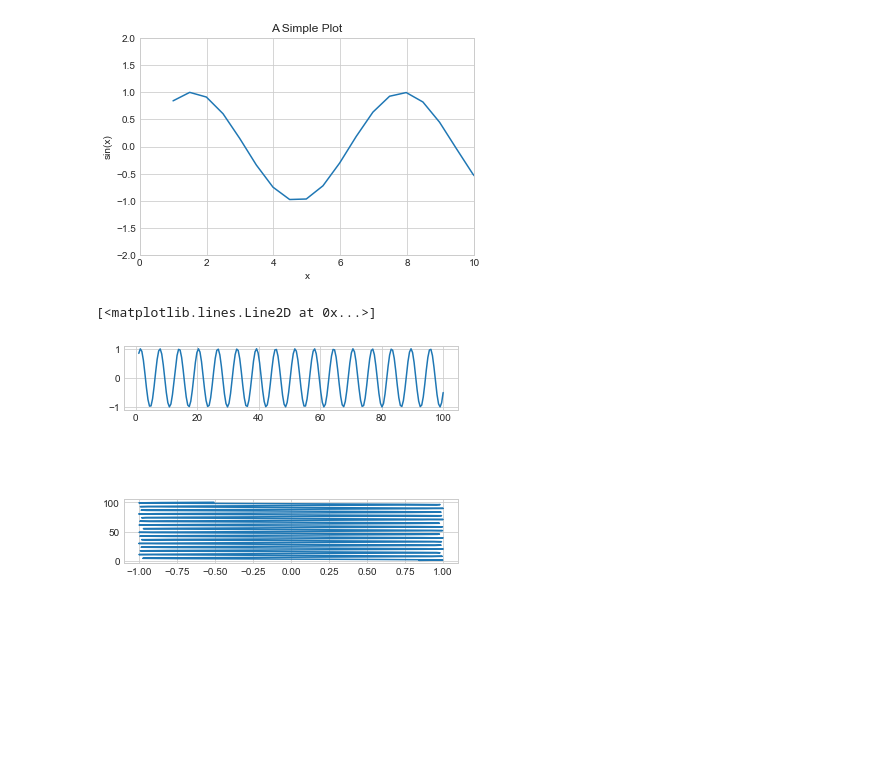
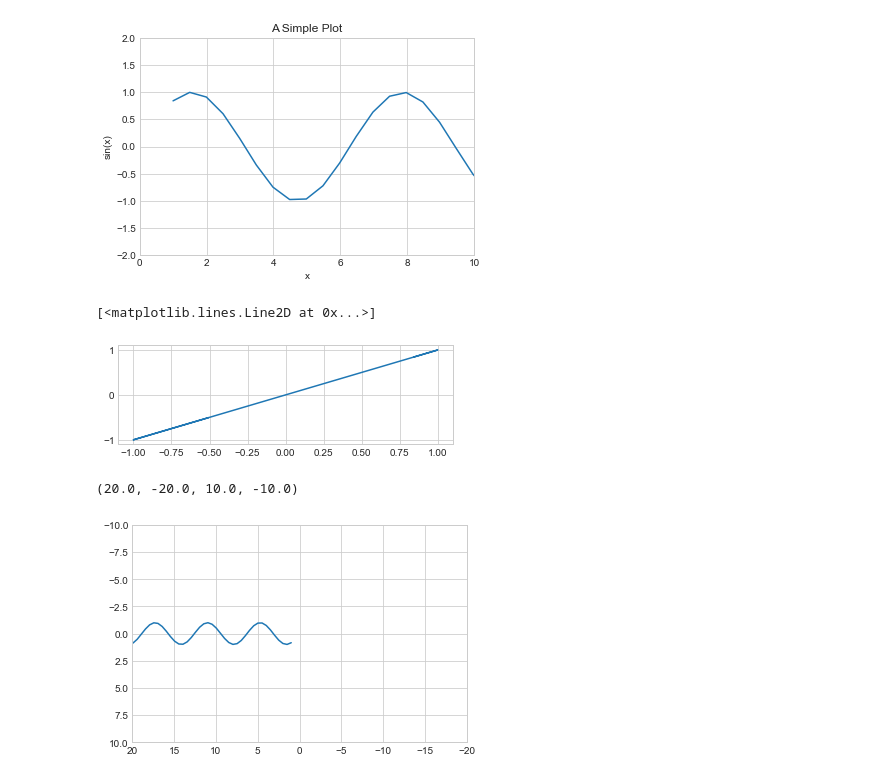
Before and after one commit to Muzammil4580/Basic-Visualization-With-Matplotlibb, a Jupyter notebook: Basic Visualization With Matplotlib.ipynb, the cells around one changed output. Drawn from its saved outputs; the diff is of its cells as text; code cells hidden in the pictures; blank space fills up the shorter version.

```diff
--- a/Basic Visualization With Matplotlib.ipynb
+++ b/Basic Visualization With Matplotlib.ipynb
@@ -370,10 +370,10 @@ title='A Simple Plot');
 [figure]
 # %%
 plt.figure()
-plt.subplot(3,1,1)
-plt.plot(xx,yy)
-plt.subplot(3,1,3)
-plt.plot(yy,xx)
+plt.subplot(1,1,1)
+plt.plot(xx,np.cos(xx))
+plt.subplot(2,1,2)
+plt.plot(yy,np.sin(xx))
 # %% [output]
 [<matplotlib.lines.Line2D at 0x...>]
-[figure, old version]
+[figure, new version]
@@ -379,0 +383,8 @@ plt.plot(yy,xx)
+# %%
+plt.plot(xx,yy)
+plt.xlim(10,0)
+plt.ylim(-2,2)
+plt.axis([20,-20,10,-10])
+# %% [output]
+(20.0, -20.0, 10.0, -10.0)
+[figure, added]
```
Also changed, not shown: parts of 1 cell of this notebook.
